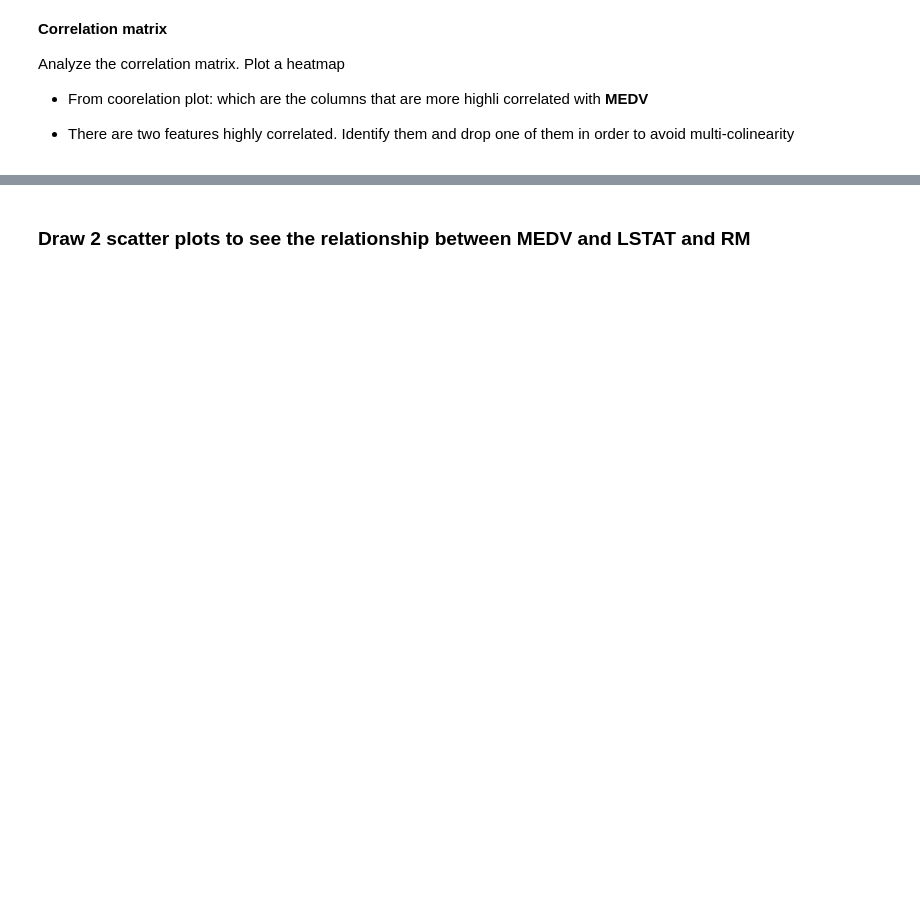
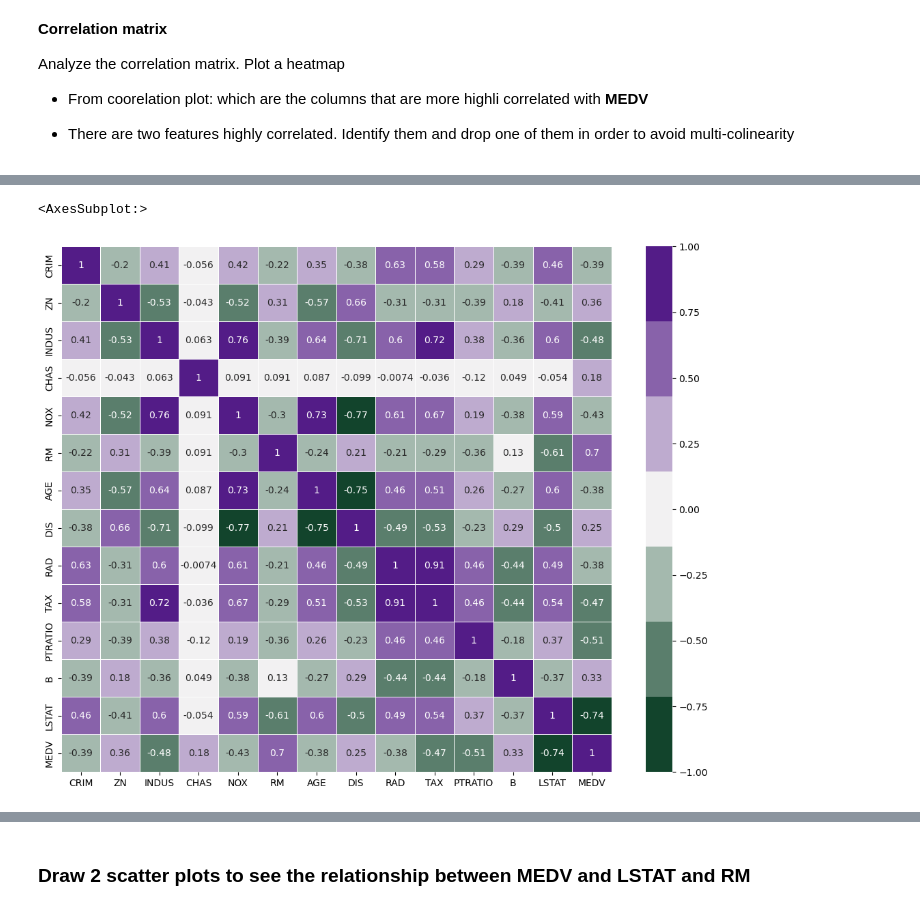
Before and after one commit to rafazamb/DS_PT_PR_SEP22, a Jupyter notebook: 03-Machine_Learning/01-Supervisado/01-Regresión Lineal/ejercicios/3 Polynomial_Regression.ipynb, the cells around one changed output, grey strips where cells are left out. Cells and saved outputs as stored; diff of their text form; code cells hidden in the pictures; blank space fills up the shorter version.

```diff
--- a/03-Machine_Learning/01-Supervisado/01-Regresión Lineal/ejercicios/3 Polynomial_Regression.ipynb
+++ b/03-Machine_Learning/01-Supervisado/01-Regresión Lineal/ejercicios/3 Polynomial_Regression.ipynb
@@ -60,0 +155,9 @@ Analyze the correlation matrix. Plot a heatmap
+# %%
+f, ax = plt.subplots(figsize=(13,10))
+sns.heatmap(df.corr(),
+           annot=True,
+           linewidths=0.5,
+           ax=ax,vmin=-1,vmax=1,cmap=sns.diverging_palette(145,280,s=85,l=25,n=7))
+# %% [output]
+<AxesSubplot:>
+[figure, added]
```
Also changed, not shown: parts of 27 cells of this notebook.
